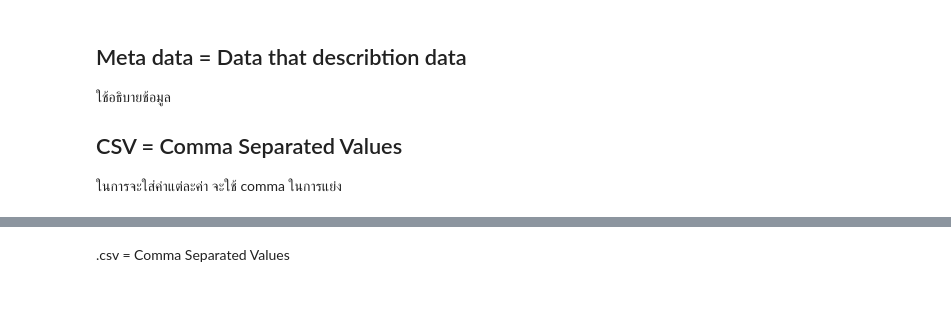
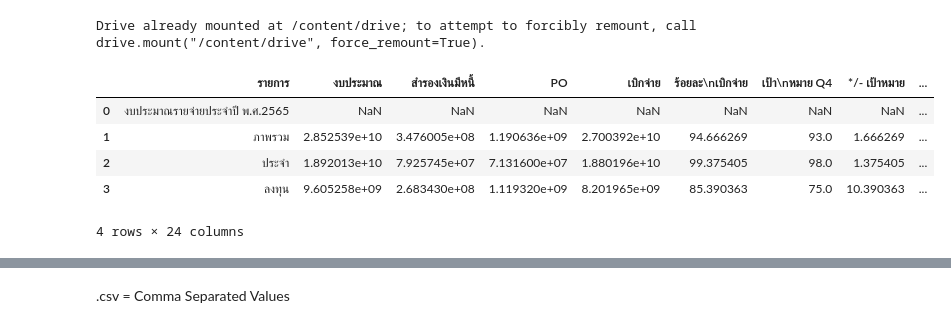
Before and after one commit to Tawanss/Peyton-data-viz, a Jupyter notebook: Pandas101.ipynb, the cells around one changed output, grey strips where cells are left out. Saved outputs shown, nothing was run; the diff lists cells and outputs as text; code cells hidden in the pictures; blank space fills up the shorter version.

```diff
--- a/Pandas101.ipynb
+++ b/Pandas101.ipynb
@@ -5,7 +6,15 @@ import pandas as pd
-# %% [markdown]
-## Meta data = Data that describtion data
-
-ใช้อธิบายช้อมูล
-
-## CSV = Comma Separated Values
-ในการจะใส่ค่าแต่ละค่า จะใช้  comma ในการแย่ง
+# %%
+from google.colab import drive
+drive.mount('/content/drive')
+# %% [output]
+Drive already mounted at /content/drive; to attempt to forcibly remount, call drive.mount("/content/drive", force_remount=True).
+# %%
+sep_df = pd.read_excel('/content/drive/MyDrive/dataviz23data/-30.09.65.xlsx',header=8,skipfooter=26)
+sep_df
+# %% [output]
+|  | รายการ | งบประมาณ | สำรองเงินมีหนี้ | PO | เบิกจ่าย | ร้อยละ\nเบิกจ่าย | เป้า\nหมาย Q4 | */- เป้าหมาย | ... |
+| 0 | งบประมาณรายจ่ายประจำปี พ.ศ.2565 | NaN | NaN | NaN | NaN | NaN | NaN | NaN | ... |
+| 1 | ภาพรวม | 2.852539e+10 | 3.476005e+08 | 1.190636e+09 | 2.700392e+10 | 94.666269 | 93.0 | 1.666269 | ... |
+| 2 | ประจำ | 1.892013e+10 | 7.925745e+07 | 7.131600e+07 | 1.880196e+10 | 99.375405 | 98.0 | 1.375405 | ... |
+| 3 | ลงทุน | 9.605258e+09 | 2.683430e+08 | 1.119320e+09 | 8.201965e+09 | 85.390363 | 75.0 | 10.390363 | ... |
+4 rows × 24 columns
```
Also changed, not shown: parts of 25 cells of this notebook.
